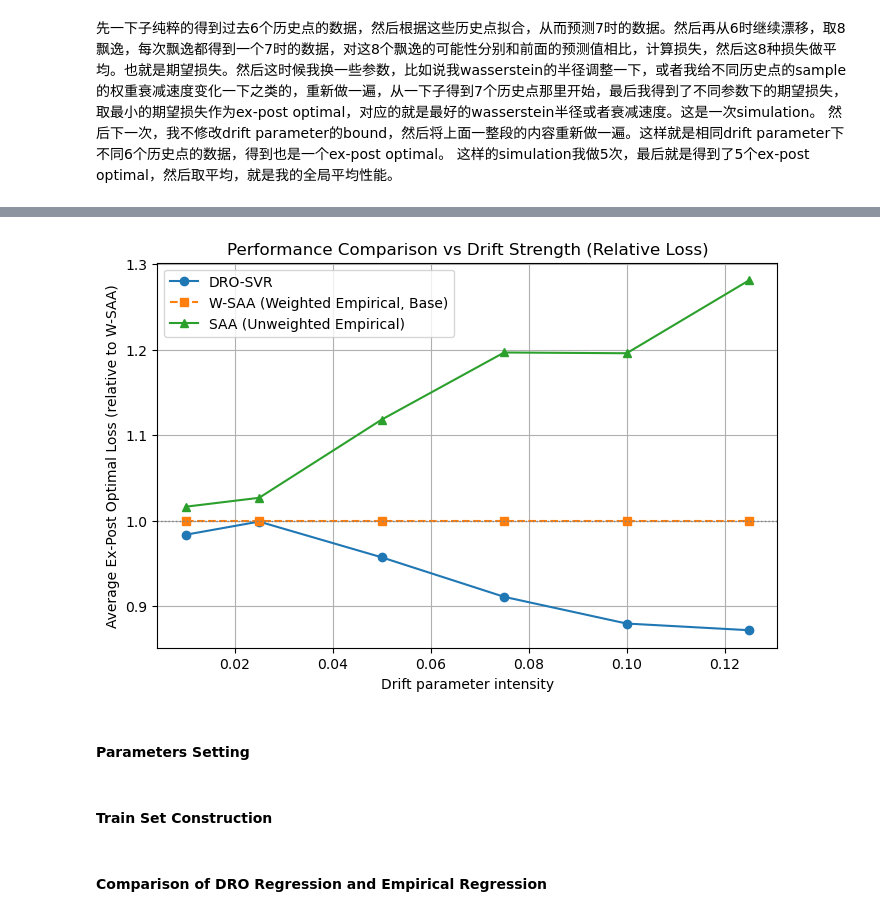
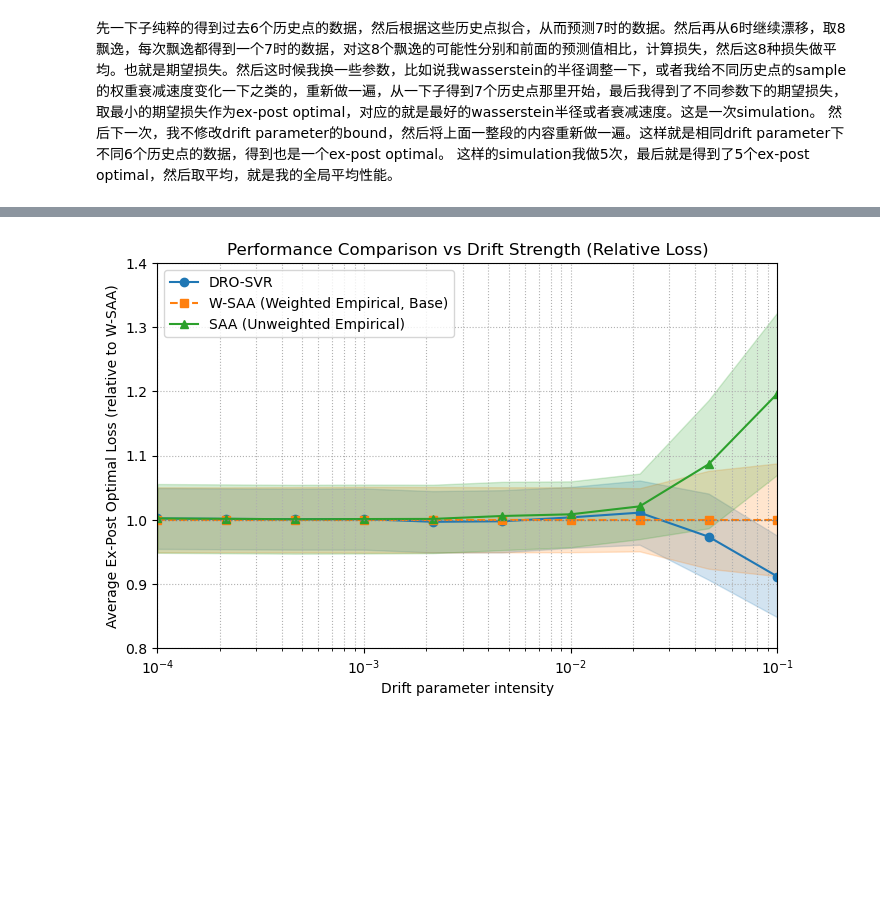
Before and after one commit to ujicrush/SP2, a Jupyter notebook: corollary problem comparison.ipynb, the cells around one changed output, grey strips where cells are left out. Cells and saved outputs as stored; diff of their text form; code cells hidden in the pictures; blank space fills up the shorter version.

Commit message:
increase simulation times and drift parameter numbers, add shading(sem) area to the line

```diff
--- a/corollary problem comparison.ipynb
+++ b/corollary problem comparison.ipynb
@@ -331,9 +331,9 @@ def run_multiple_simulations(num_runs=5, drift_scale_mu=None, drift_scale_cov=0.
         print(f"  → Unweighted SAA loss: {unw_loss:.2f}")
 
     return {
-        'DRO-SVR': np.mean(dro_losses),
-        'W-SAA': np.mean(emp_weighted_losses),
-        'SAA': np.mean(emp_unweighted_losses)
+        'DRO-SVR': np.array(dro_losses),
+        'W-SAA': np.array(emp_weighted_losses),
+        'SAA': np.array(emp_unweighted_losses)
     }
 # %%
 rho_list = [0.1, 0.5, 1.0]
@@ -422,27 +438,41 @@ Drift=0.125, avg DRO loss=3626.52, avg W-SAA loss=4160.46, avg SAA loss=5331.23
 # %%
-drift_params = list(avg_results_all_methods['DRO-SVR'].keys())
-drift_params_array = np.array(drift_params)
-w_saa_losses_array = np.array(list(avg_results_all_methods['W-SAA'].values()))
+drift_params_array = np.array(list(avg_results_all_methods['DRO-SVR'].keys()))
 
-dro_svr_relative = np.array(list(avg_results_all_methods['DRO-SVR'].values())) / w_saa_losses_array
-saa_relative = np.array(list(avg_results_all_methods['SAA'].values())) / w_saa_losses_array
-w_saa_relative = np.ones_like(w_saa_losses_array)
+dro_mean = np.array(list(avg_results_all_methods['DRO-SVR'].values()))
+w_saa_mean = np.array(list(avg_results_all_methods['W-SAA'].values()))
+saa_mean = np.array(list(avg_results_all_methods['SAA'].values()))
+
+dro_sem = np.array(list(sem_results_all_methods['DRO-SVR'].values()))
+w_saa_sem = np.array(list(sem_results_all_methods['W-SAA'].values()))
+saa_sem = np.array(list(sem_results_all_methods['SAA'].values()))
 
 plt.figure(figsize=(8,5))
 
-plt.plot(drift_params_array, dro_svr_relative, marker='o', label='DRO-SVR')
-plt.plot(drift_params_array, w_saa_relative, marker='s', linestyle='--', label='W-SAA (Weighted Empirical, Base)')
-plt.plot(drift_params_array, saa_relative, marker='^', label='SAA (Unweighted Empirical)')
+# DRO-SVR
+plt.plot(drift_params_array, dro_mean, marker='o', color='tab:blue', label='DRO-SVR')
+plt.fill_between(drift_params_array, dro_mean - dro_sem, dro_mean + dro_sem,
+                 color='tab:blue', alpha=0.2)
+
+# W-SAA
+plt.plot(drift_params_array, w_saa_mean, marker='s', linestyle='--',
+         color='tab:orange', label='W-SAA (Weighted Empirical, Base)')
+plt.fill_between(drift_params_array, w_saa_mean - w_saa_sem, w_saa_mean + w_saa_sem,
+                 color='tab:orange', alpha=0.2)
+
+# SAA
+plt.plot(drift_params_array, saa_mean, marker='^', color='tab:green', label='SAA (Unweighted Empirical)')
+plt.fill_between(drift_params_array, saa_mean - saa_sem, saa_mean + saa_sem,
+                 color='tab:green', alpha=0.2)
 
 plt.axhline(y=1.0, color='gray', linestyle=':', linewidth=1)
-
+plt.xscale('log')
+plt.xlim(min(drift_params_array), max(drift_params_array))
+plt.ylim(0.8, 1.4)
 plt.xlabel("Drift parameter intensity")
 plt.ylabel("Average Ex-Post Optimal Loss (relative to W-SAA)")
 plt.title("Performance Comparison vs Drift Strength (Relative Loss)")
 plt.legend()
-plt.grid(True)
+plt.grid(True, which='both', ls=':')
 plt.show()
 # %% [output]
-[figure, old version]
+[figure, new version]
-# %% [markdown]
-#### Parameters Setting
@@ -461,2 +478,0 @@ drift_scale_cov = 0.02                             # disturbance parameter for c
-# %% [markdown]
-#### Train Set Construction
@@ -516,2 +478,0 @@ for t in range(T):
-# %% [markdown]
-#### Comparison of DRO Regression and Empirical Regression
```
Also changed, not shown: parts of 9 cells of this notebook.
